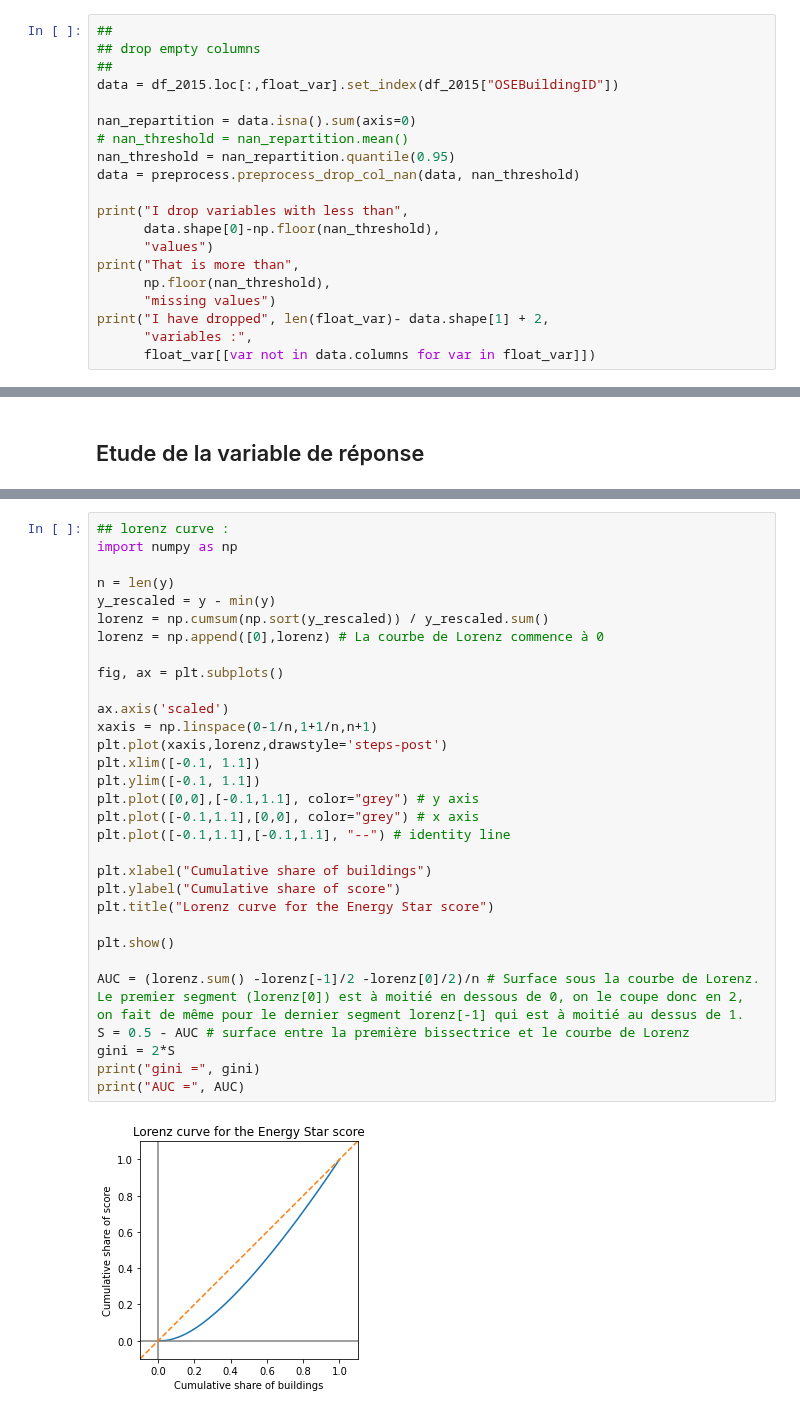
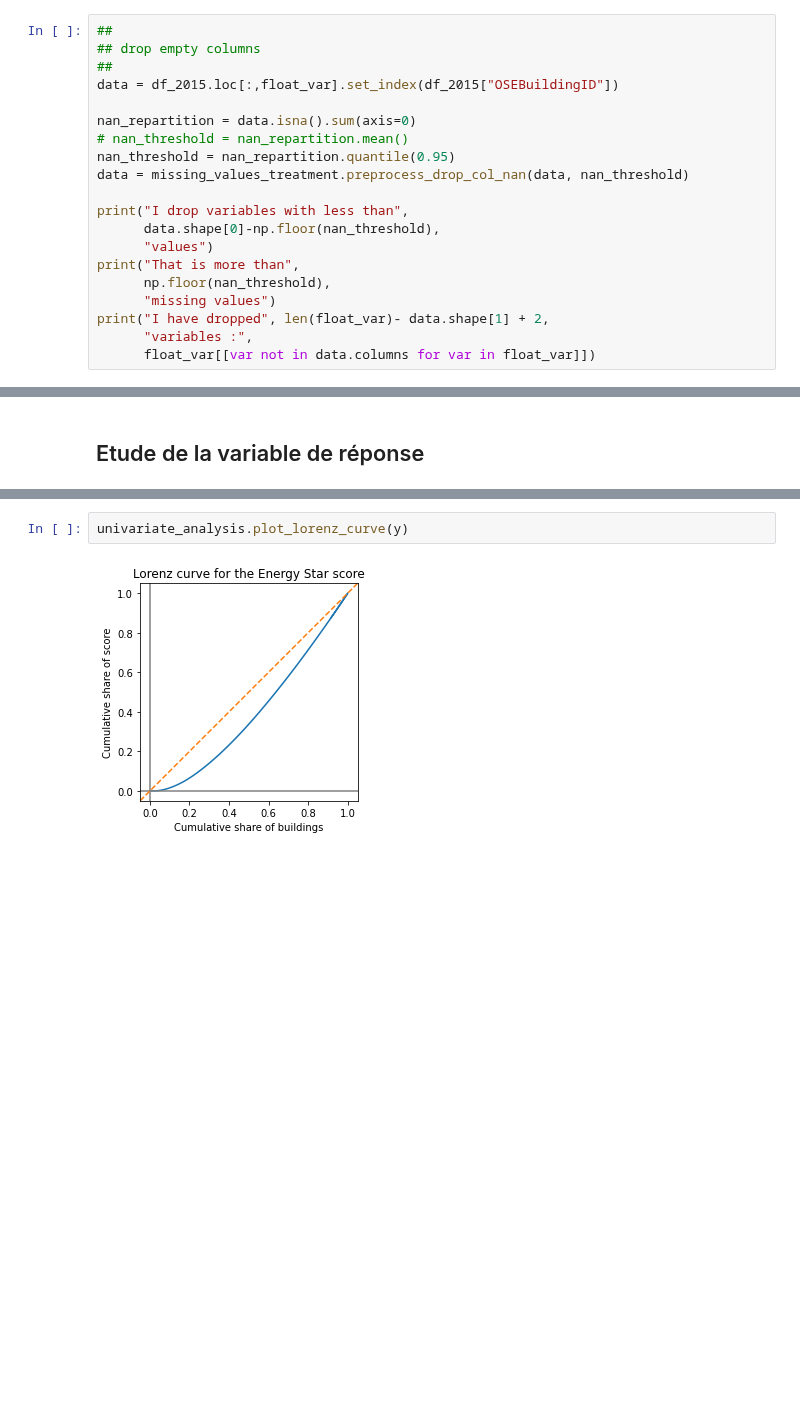
Before and after one commit to ClaireGayral/formation_openclassroom, a Jupyter notebook: P3_gayral_claire/preprocess.ipynb, the cells around one changed output, grey strips where cells are left out. Saved outputs shown, nothing was run; the diff lists cells and outputs as text; blank space fills up the shorter version.

```diff
--- a/P3_gayral_claire/preprocess.ipynb
+++ b/P3_gayral_claire/preprocess.ipynb
@@ -54,7 +54,7 @@ data = df_2015.loc[:,float_var].set_index(df_2015["OSEBuildingID"])
 nan_repartition = data.isna().sum(axis=0)
 # nan_threshold = nan_repartition.mean()
 nan_threshold = nan_repartition.quantile(0.95)
-data = preprocess.preprocess_drop_col_nan(data, nan_threshold)
+data = missing_values_treatment.preprocess_drop_col_nan(data, nan_threshold)
 
 print("I drop variables with less than",
       data.shape[0]-np.floor(nan_threshold),
@@ -220,35 +197,6 @@ Name: ENERGYSTARScore, dtype: float64
 # %%
-## lorenz curve :
-import numpy as np
-
-n = len(y)
-y_rescaled = y - min(y)
-lorenz = np.cumsum(np.sort(y_rescaled)) / y_rescaled.sum()
-lorenz = np.append([0],lorenz) # La courbe de Lorenz commence à 0
-
-fig, ax = plt.subplots()
-
-ax.axis('scaled')
-xaxis = np.linspace(0-1/n,1+1/n,n+1)
-plt.plot(xaxis,lorenz,drawstyle='steps-post')
-plt.xlim([-0.1, 1.1])
-plt.ylim([-0.1, 1.1])
-plt.plot([0,0],[-0.1,1.1], color="grey") # y axis
-plt.plot([-0.1,1.1],[0,0], color="grey") # x axis
-plt.plot([-0.1,1.1],[-0.1,1.1], "--") # identity line
-
-plt.xlabel("Cumulative share of buildings")
-plt.ylabel("Cumulative share of score")
-plt.title("Lorenz curve for the Energy Star score")
-
-plt.show()
-
-AUC = (lorenz.sum() -lorenz[-1]/2 -lorenz[0]/2)/n # Surface sous la courbe de Lorenz. Le premier segment (lorenz[0]) est à moitié en dessous de 0, on le coupe donc en 2, on fait de même pour le dernier segment lorenz[-1] qui est à moitié au dessus de 1.
-S = 0.5 - AUC # surface entre la première bissectrice et le courbe de Lorenz
-gini = 2*S
-print("gini =", gini)
-print("AUC =", AUC)
+univariate_analysis.plot_lorenz_curve(y)
 # %% [output]
-[figure, old version]
+[figure, new version]
 gini = 0.22380585297213407
 AUC = 0.38809707351393297
```
Also changed, not shown: parts of 8 cells of this notebook, 3 other files.
